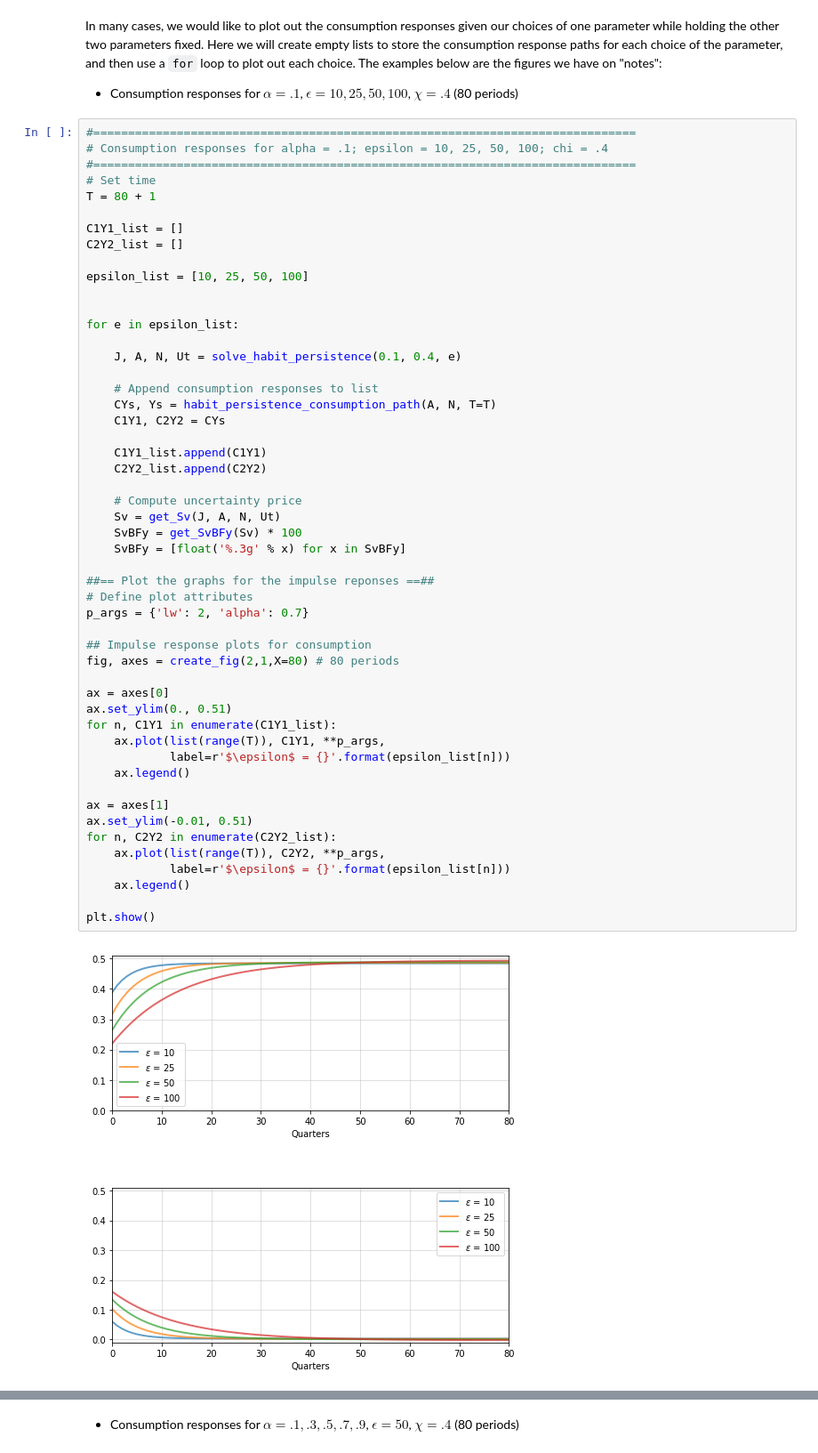
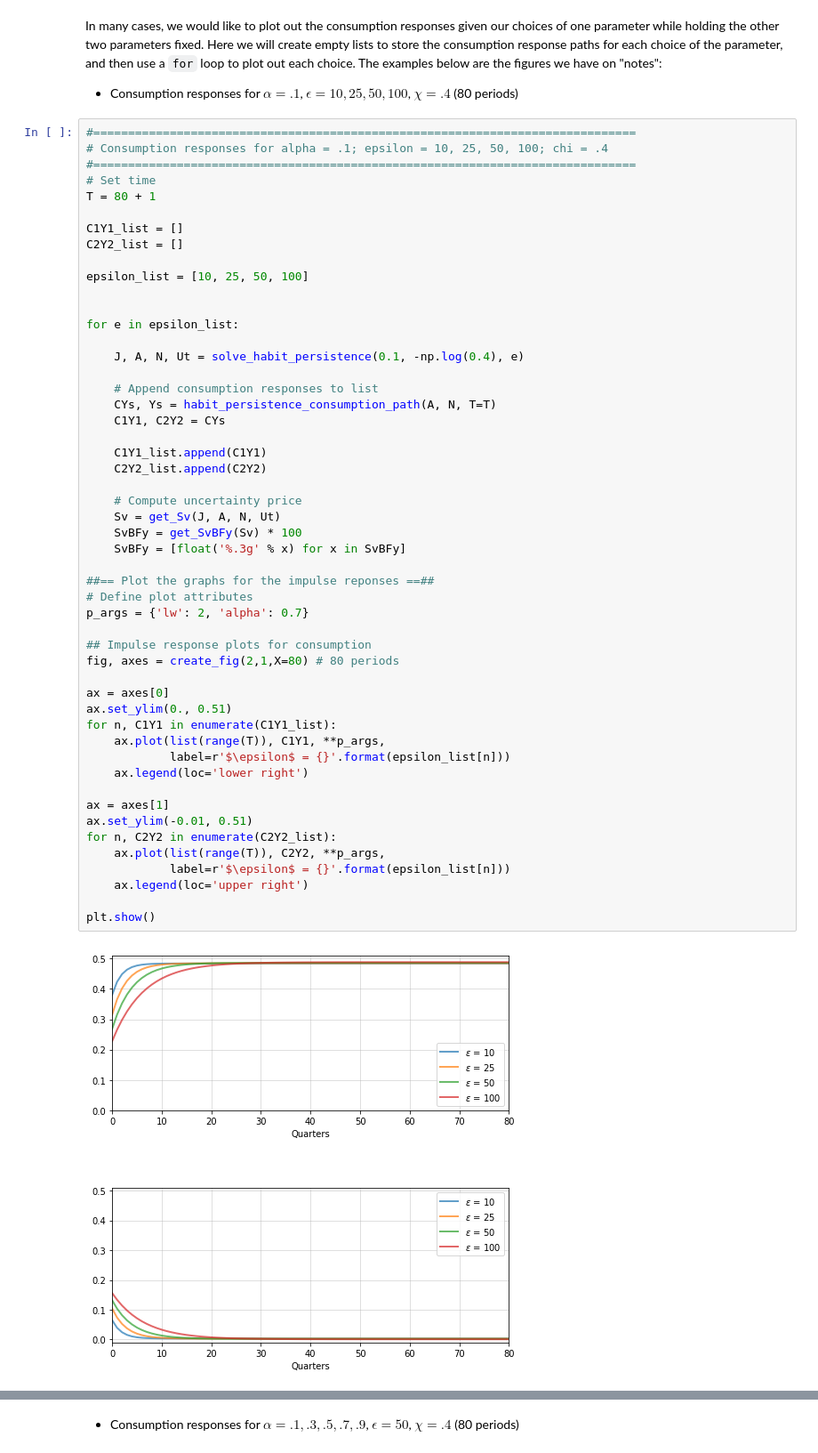
Before and after one commit to lphansen/TextbookCode, a Jupyter notebook: habit_persistence.ipynb, the cells around one changed output, grey strips where cells are left out. Shown at 89% size. Cells and saved outputs as stored; diff of their text form.

```diff
--- a/habit_persistence.ipynb
+++ b/habit_persistence.ipynb
@@ -133,7 +135,7 @@ epsilon_list = [10, 25, 50, 100]
 
 for e in epsilon_list:
 
-    J, A, N, Ut = solve_habit_persistence(0.1, 0.4, e)
+    J, A, N, Ut = solve_habit_persistence(0.1, -np.log(0.4), e)
 
     # Append consumption responses to list
     CYs, Ys = habit_persistence_consumption_path(A, N, T=T)
@@ -141,33 +143,33 @@ for e in epsilon_list:
 
     C1Y1_list.append(C1Y1)
     C2Y2_list.append(C2Y2)
 
     # Compute uncertainty price
     Sv = get_Sv(J, A, N, Ut)
     SvBFy = get_SvBFy(Sv) * 100
     SvBFy = [float('%.3g' % x) for x in SvBFy]
 
 ##== Plot the graphs for the impulse reponses ==##
 # Define plot attributes
 p_args = {'lw': 2, 'alpha': 0.7}
 
 ## Impulse response plots for consumption
 fig, axes = create_fig(2,1,X=80) # 80 periods
 
 ax = axes[0]
 ax.set_ylim(0., 0.51)
 for n, C1Y1 in enumerate(C1Y1_list):
     ax.plot(list(range(T)), C1Y1, **p_args,
             label=r'$\epsilon$ = {}'.format(epsilon_list[n]))
-    ax.legend()
+    ax.legend(loc='lower right')
 
 ax = axes[1]
 ax.set_ylim(-0.01, 0.51)
 for n, C2Y2 in enumerate(C2Y2_list):
     ax.plot(list(range(T)), C2Y2, **p_args,
             label=r'$\epsilon$ = {}'.format(epsilon_list[n]))
-    ax.legend()
+    ax.legend(loc='upper right')
 
 plt.show()
 # %% [output]
-[figure, old version]
+[figure, new version]
```
Also changed, not shown: parts of 7 cells of this notebook.
